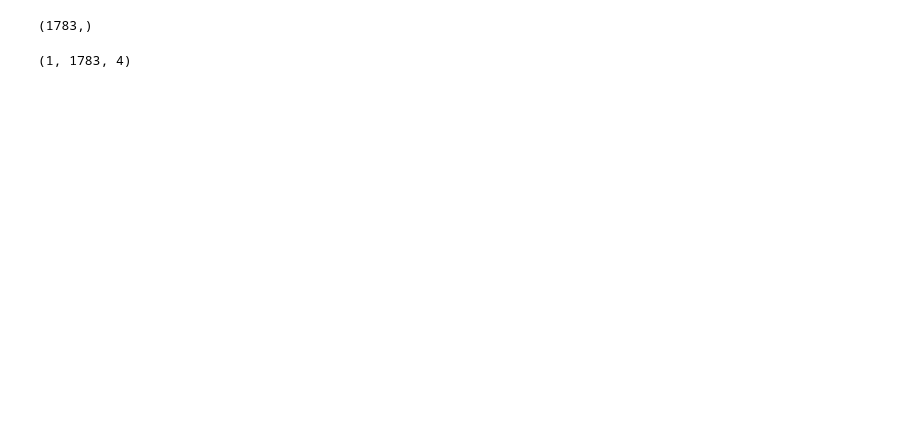
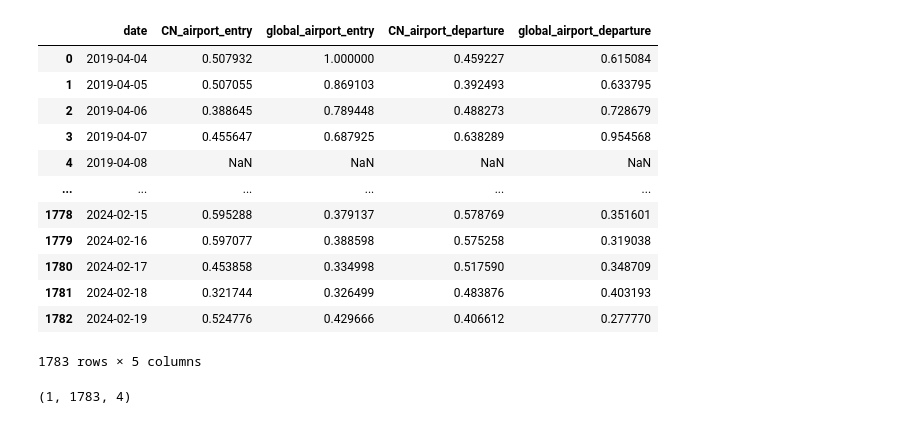
Before and after one commit to jiadol/Travel_Ml, a Jupyter notebook: notebooks/time_series_imputation.ipynb, the cells around one changed output. Cells and saved outputs as stored; diff of their text form; code cells hidden in the pictures; blank space fills up the shorter version.

```diff
--- a/notebooks/time_series_imputation.ipynb
+++ b/notebooks/time_series_imputation.ipynb
@@ -1,16 +1,29 @@
 # %%
+from enum import Enum
 from sqlalchemy import create_engine
 import pandas as pd
 import matplotlib.pyplot as plt
+import torch
 
+
+# define notebook mode
+class Mode(Enum):
+    t = 'train'
+    p = 'predict'
+
+
+# 创建数据库引擎
 table_hk_daily = "hk_customs_sum_daily"
 table_hk_monthly = "hk_customs_sum_monthly"
 table_sh_monthly = "sh_customs"
 table_hk_selected = "hk_customs_daily_selected"
+database_url = "sqlite:///../data/data.sqlite"
+engine = create_engine(database_url)
 
-database_url = "sqlite:///../data/data.sqlite"
-
-# 创建数据库引擎
-engine = create_engine(database_url)
+# define hyper paras
+use_standard_scaler = True
+mode = Mode.p
+device = torch.device("cuda:0" if torch.cuda.is_available() else "cpu")
+model_name = 'saits_hk_imputation_20240222235322.pypots'
 # %%
 import numpy as np
@@ -44,6 +67,17 @@ Note torch_geometric is missing, please install it with 'pip install torch_geome
-# %%
-df
-print(df['global_airport_entry'].values.shape)
-# %% [output]
-(1783,)
+# %%
+df_reindex_scaled
+# %% [output]
+|  | date | CN_airport_entry | global_airport_entry | CN_airport_departure | global_airport_departure |
+| 0 | 2019-04-04 | 0.507932 | 1.000000 | 0.459227 | 0.615084 |
+| 1 | 2019-04-05 | 0.507055 | 0.869103 | 0.392493 | 0.633795 |
+| 2 | 2019-04-06 | 0.388645 | 0.789448 | 0.488273 | 0.728679 |
+| 3 | 2019-04-07 | 0.455647 | 0.687925 | 0.638289 | 0.954568 |
+| 4 | 2019-04-08 | NaN | NaN | NaN | NaN |
+| ... | ... | ... | ... | ... | ... |
+| 1778 | 2024-02-15 | 0.595288 | 0.379137 | 0.578769 | 0.351601 |
+| 1779 | 2024-02-16 | 0.597077 | 0.388598 | 0.575258 | 0.319038 |
+| 1780 | 2024-02-17 | 0.453858 | 0.334998 | 0.517590 | 0.348709 |
+| 1781 | 2024-02-18 | 0.321744 | 0.326499 | 0.483876 | 0.403193 |
+| 1782 | 2024-02-19 | 0.524776 | 0.429666 | 0.406612 | 0.277770 |
+1783 rows × 5 columns
 # %%
```
Also changed, not shown: parts of 13 cells of this notebook, 2 other files.
